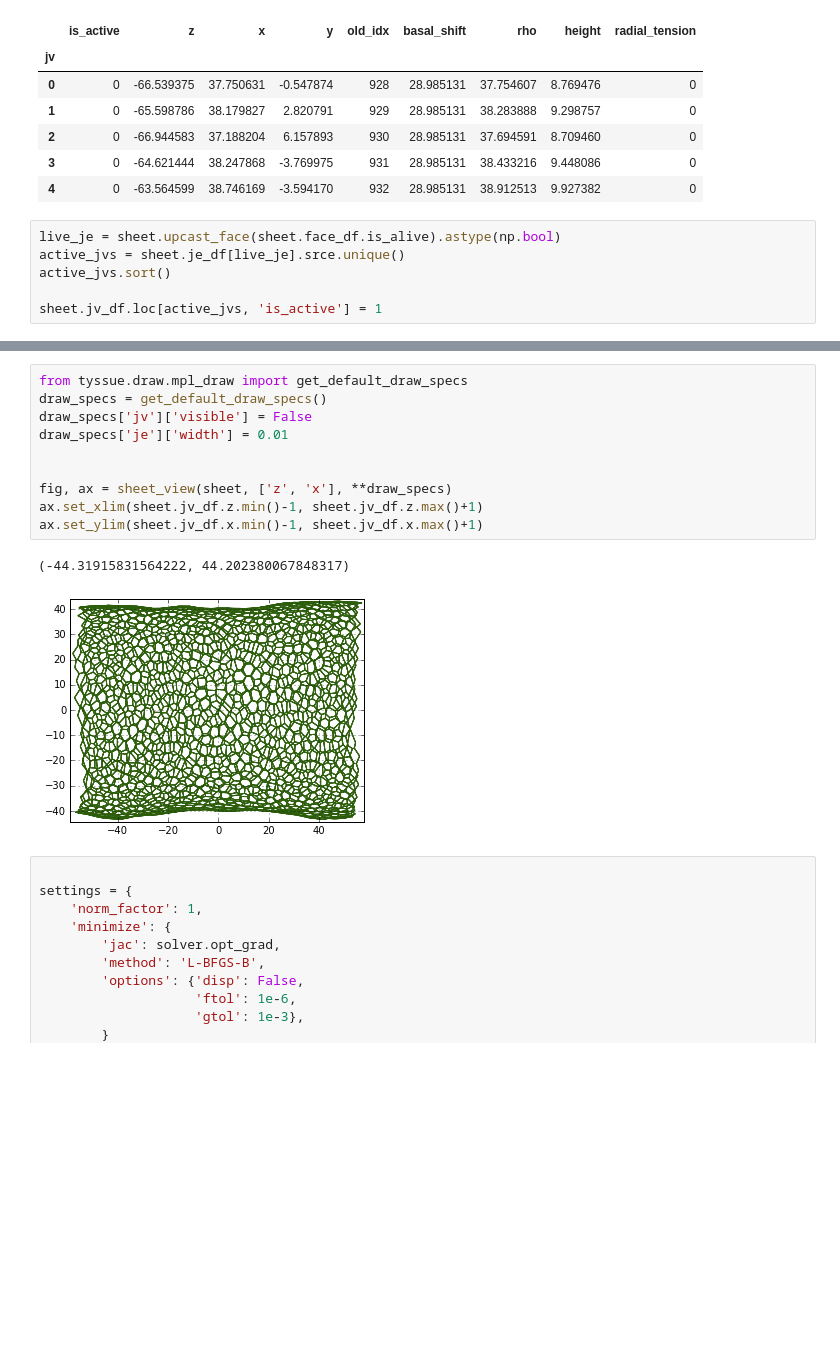
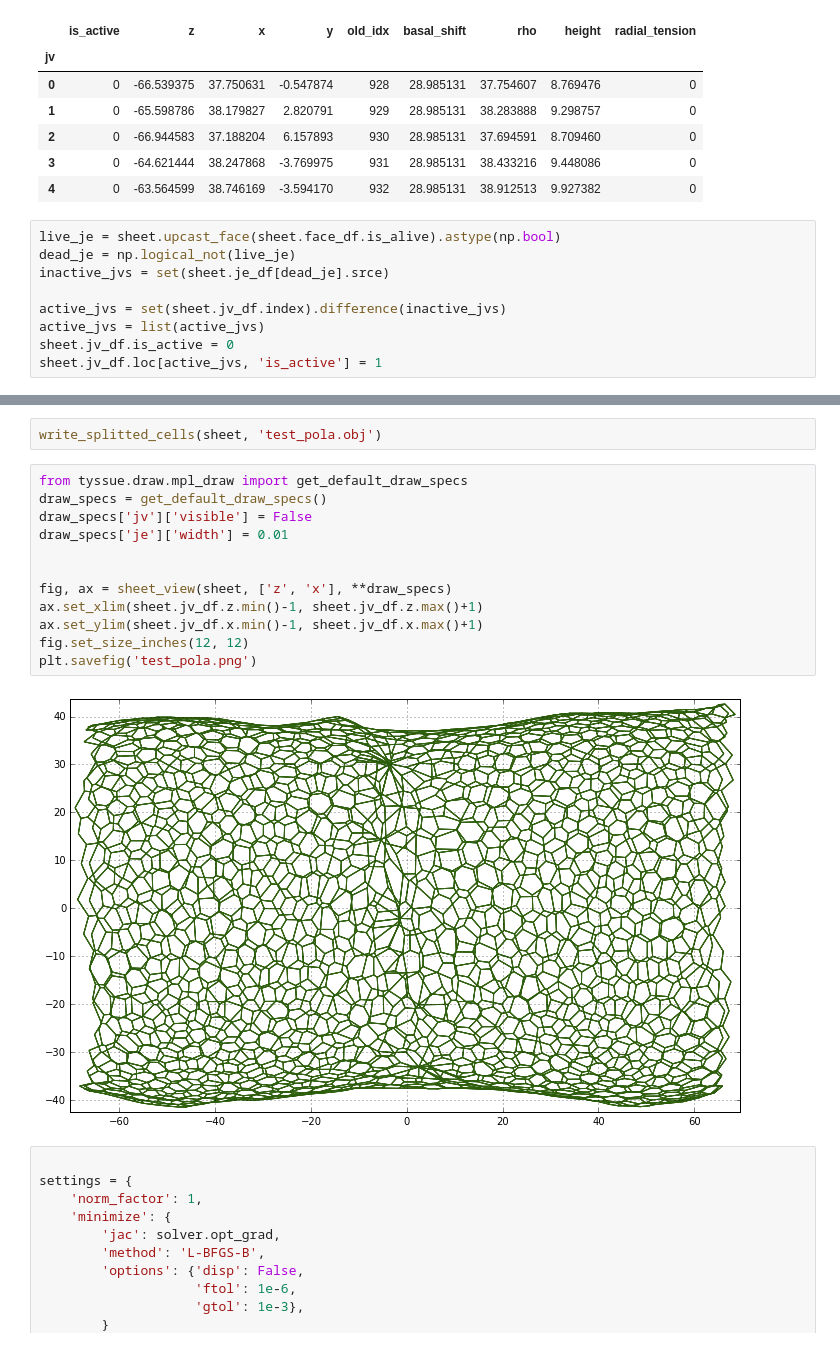
Before and after one commit to DamCB/tyssue, a Jupyter notebook: notebooks/Polarization/Polarization.ipynb, the cells around one changed output, grey strips where cells are left out. Saved outputs shown, nothing was run; the diff lists cells and outputs as text; blank space fills up the shorter version.

```diff
--- a/notebooks/Polarization/Polarization.ipynb
+++ b/notebooks/Polarization/Polarization.ipynb
@@ -66,9 +69,12 @@ sheet.jv_df.head()
 | 4 | 0 | -63.564599 | 38.746169 | -3.594170 | 932 | 28.985131 | 38.912513 | 9.927382 | 0 |
 # %%
 live_je = sheet.upcast_face(sheet.face_df.is_alive).astype(np.bool)
-active_jvs = sheet.je_df[live_je].srce.unique()
-active_jvs.sort()
+dead_je = np.logical_not(live_je)
+inactive_jvs = set(sheet.je_df[dead_je].srce)
 
+active_jvs = set(sheet.jv_df.index).difference(inactive_jvs)
+active_jvs = list(active_jvs)
+sheet.jv_df.is_active = 0
 sheet.jv_df.loc[active_jvs, 'is_active'] = 1
 # %%
 import vispy as vp
@@ -118,16 +143,19 @@ app.run()
+# %%
+write_splitted_cells(sheet, 'test_pola.obj')
 # %%
 from tyssue.draw.mpl_draw import get_default_draw_specs
 draw_specs = get_default_draw_specs()
 draw_specs['jv']['visible'] = False
 draw_specs['je']['width'] = 0.01
 
 
 fig, ax = sheet_view(sheet, ['z', 'x'], **draw_specs)
 ax.set_xlim(sheet.jv_df.z.min()-1, sheet.jv_df.z.max()+1)
 ax.set_ylim(sheet.jv_df.x.min()-1, sheet.jv_df.x.max()+1)
+fig.set_size_inches(12, 12)
+plt.savefig('test_pola.png')
 # %% [output]
-(-44.31915831564222, 44.202380067848317)
-[figure, old version]
+[figure, new version]
 # %%
 
 settings = {
```
Also changed, not shown: parts of 7 cells of this notebook, 21 other files.
